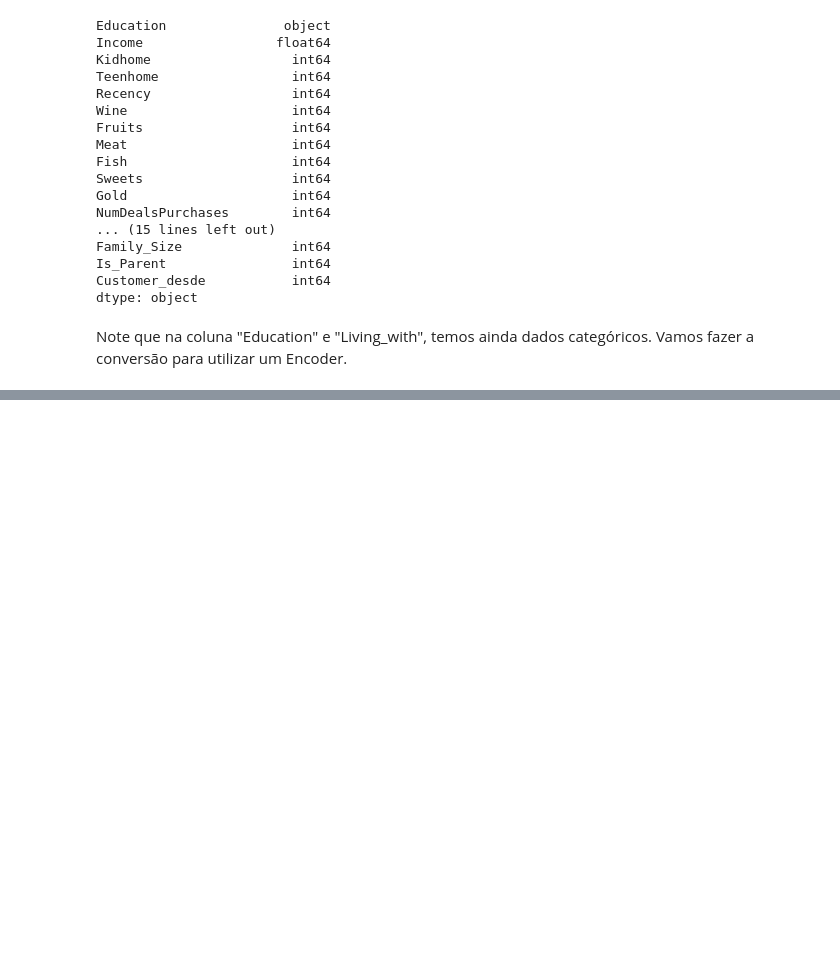
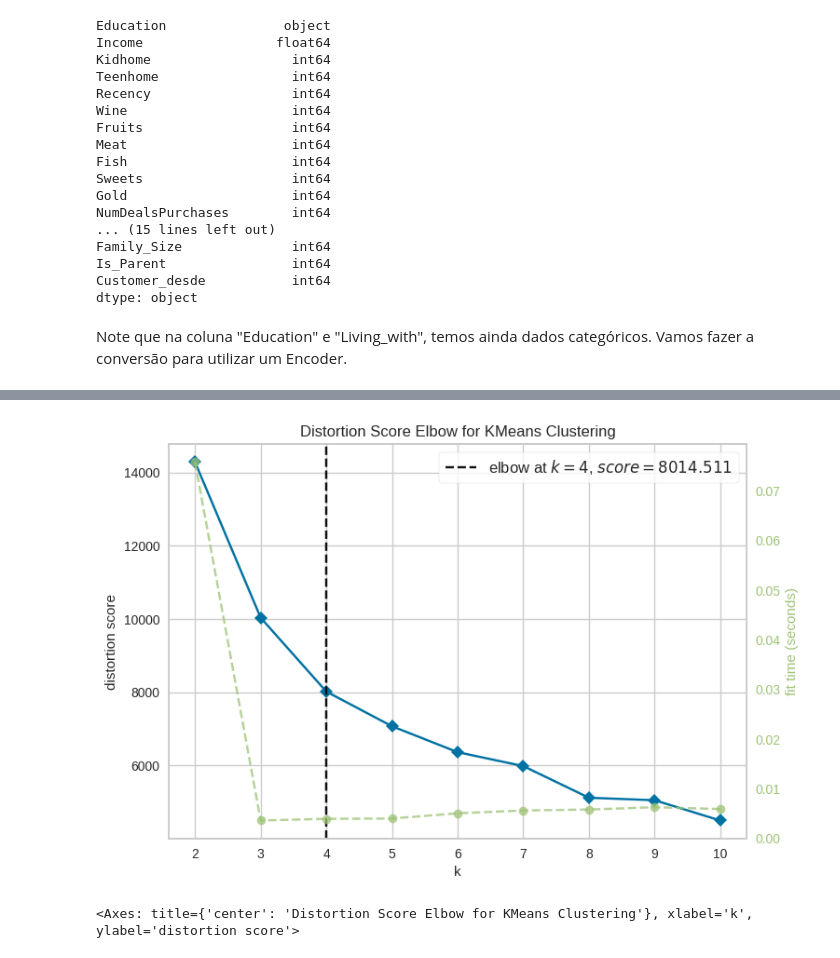
Before and after one commit to Felipe-dscarvalho/Felipe-dscarvalho, a Jupyter notebook: Customer_segmentation_Kmeans_PCA.ipynb, the cells around one changed output, grey strips where cells are left out. Saved outputs shown, nothing was run; the diff lists cells and outputs as text; code cells hidden in the pictures; blank space fills up the shorter version.

```diff
--- a/Customer_segmentation_Kmeans_PCA.ipynb
+++ b/Customer_segmentation_Kmeans_PCA.ipynb
@@ -314,0 +372,9 @@ df2 = df2.drop(cols_del, axis = 1)
+# %%
+
+#Encontrando o melhor número de clusters com o método cotovelo.
+Elbow_M = KElbowVisualizer(KMeans(), k=10)
+Elbow_M.fit(PCA_ds)
+Elbow_M.show()
+# %% [output]
+[figure, added]
+<Axes: title={'center': 'Distortion Score Elbow for KMeans Clustering'}, xlabel='k', ylabel='distortion score'>
```
Also changed, not shown: parts of 9 cells of this notebook.
